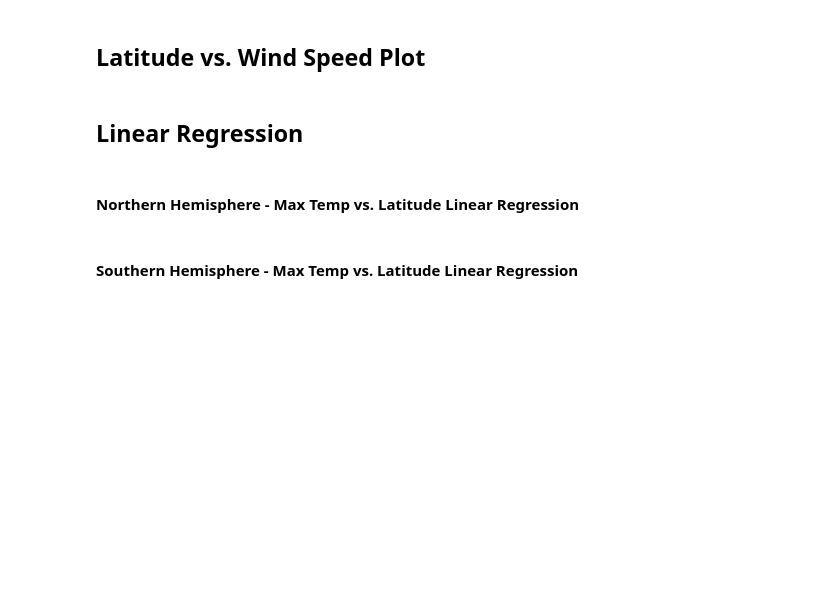
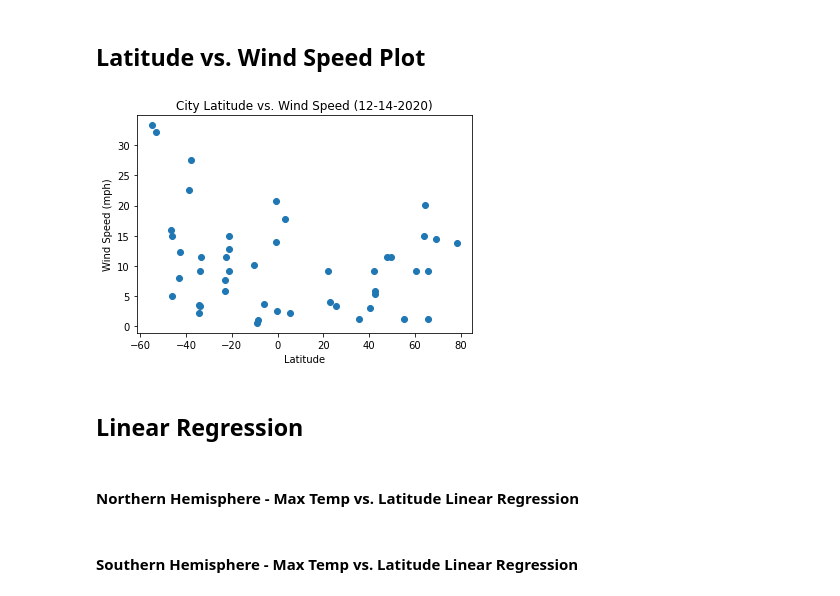
Before and after one commit to GND95/Python-API-Challenge, a Jupyter notebook: WeatherPy/WeatherPy.ipynb, the cells around one changed output. Cells and saved outputs as stored; diff of their text form; code cells hidden in the pictures; blank space fills up the shorter version.

```diff
--- a/WeatherPy/WeatherPy.ipynb
+++ b/WeatherPy/WeatherPy.ipynb
@@ -207,5 +223,13 @@ plt.show()
 # %% [markdown]
 ## Latitude vs. Wind Speed Plot
+# %%
+plt.scatter(cleaned_weather_df["Lat"], cleaned_weather_df["Wind Speed"])
+plt.title(f"City Latitude vs. Wind Speed ({converted_Date[0]})")
+plt.xlabel("Latitude")
+plt.ylabel("Wind Speed (mph)")
+plt.show()
+# %% [output]
+[figure, added]
 # %% [markdown]
 ## Linear Regression
 # %% [markdown]
```
Also changed, not shown: parts of 3 cells of this notebook.
